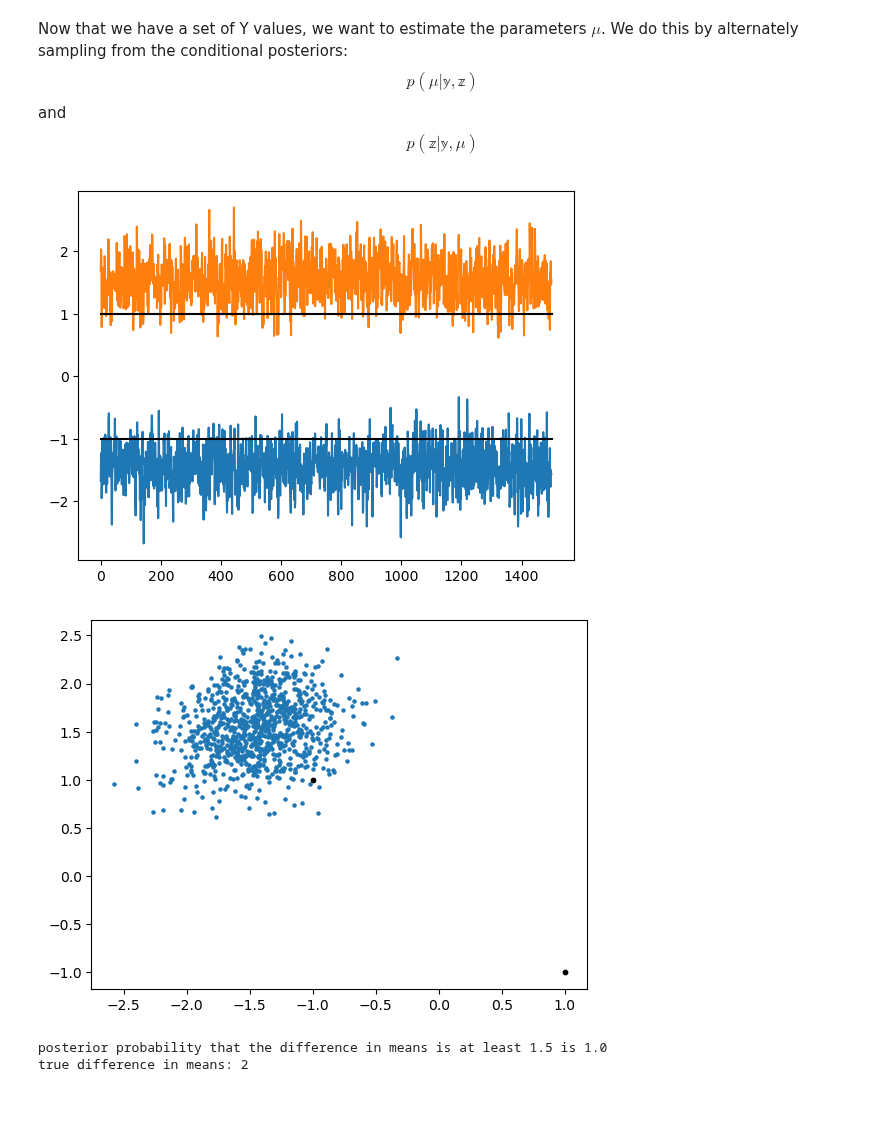
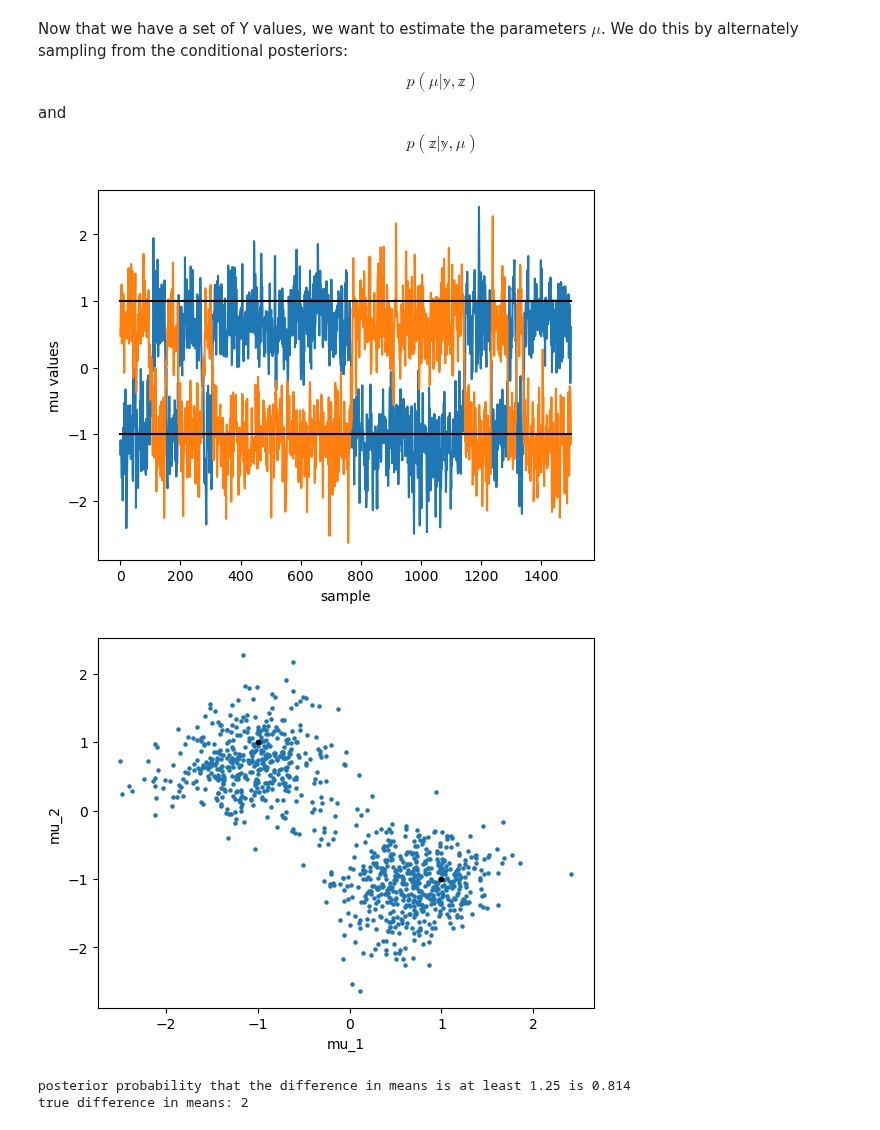
Before and after one commit to latimerk/hddCRP, a Jupyter notebook: gibbs_sample_example.ipynb, the cells around one changed output. Cells and saved outputs as stored; diff of their text form; code cells hidden in the pictures; blank space fills up the shorter version.

```diff
--- a/gibbs_sample_example.ipynb
+++ b/gibbs_sample_example.ipynb
@@ -54,7 +54,7 @@ from numpy.random import MT19937
 from numpy.random import RandomState, SeedSequence
 import matplotlib.pyplot as plt
 
-rs = RandomState(MT19937(SeedSequence(6)))
+rs = RandomState(MT19937(SeedSequence(5)))
 
 
 N = 20; # number of observations
@@ -123,32 +122,34 @@ def sample_mu_given_z_y(y, z, theta_0, sigma_0):
 # %%
 # now we sample
 num_samples = 1500;
 
 mu_samples = np.zeros((num_samples,2))
 mu_samples.fill(np.nan)
 # start of with an initial guess for mu: these percentiles are probably pretty good
 mu_init= np.percentile(Y,[25, 75])
 mu_current = mu_init.copy()
 
 for sample in range(num_samples):
     # sample z given last mu.
     # I'm not storing the z samples. You could if you wanted, but right now I only care about mu
     z = sample_z_given_y_mu(Y, mu_current);
 
     # sample
     mu_current = sample_mu_given_z_y(Y,z, theta_0, sigma_0)
 
     # save sample
     mu_samples[sample,:] = mu_current
 
 plt.plot(mu_samples)
 plt.plot([0,num_samples],[mu[0], mu[0]], c='k')
 plt.plot([0,num_samples],[mu[1], mu[1]], c='k')
+plt.xlabel('sample')
+plt.ylabel('mu values')
 plt.show()
 # Note: You may see the two lines flip back and forth a bit
 #       This is because the model is only identifiable up to a label: \mu_1 and \mu_2 can be swapped
 # %% [output]
-[figure, old version]
+[figure, new version]
 # %%
 # now to look at the samples
 # this is a distribution over plausble values of the mus
@@ -159,20 +160,22 @@ burn_in = 500;
 
 plt.scatter(mu_samples[burn_in:,0],mu_samples[burn_in:,1], s=5)
 plt.scatter(mu[0],mu[1], s=10, c='k')
-plt.scatter(mu[1],mu[0], s=10, c='k') # plot flipped labels too
+plt.scatter(mu[1],mu[0], s=10, c='k') # plot flipped labels too: because we don't have an ordering for which is mu_1 or mu_2. This distribution is actually bimodal!
+plt.xlabel('mu_1')
+plt.ylabel('mu_2')
 plt.show()
 # %% [output]
-[figure, old version]
+[figure, new version]
 # %%
 # Now we can do some hypothesis testing.
 # This model is weird, because the model is only identifiable up to a label: \mu_1 and \mu_2 can be swapped. The stats need to reflect this
 
 # one example of a test: is the difference in means at least some delta
-delta = 1.5
+delta = 1.25
 diffs = np.abs(mu_samples[burn_in:,0]-mu_samples[burn_in:,1])
 p_is_true = np.mean(diffs > delta)
 print("posterior probability that the difference in means is at least " + str(delta) + " is " + str(p_is_true))
 print("true difference in means: " + str(np.abs(mu[0] - mu[1])))
 # %% [output]
-posterior probability that the difference in means is at least 1.5 is 1.0
+posterior probability that the difference in means is at least 1.25 is 0.814
 true difference in means: 2
```
Also changed, not shown: parts of 1 cell of this notebook.
